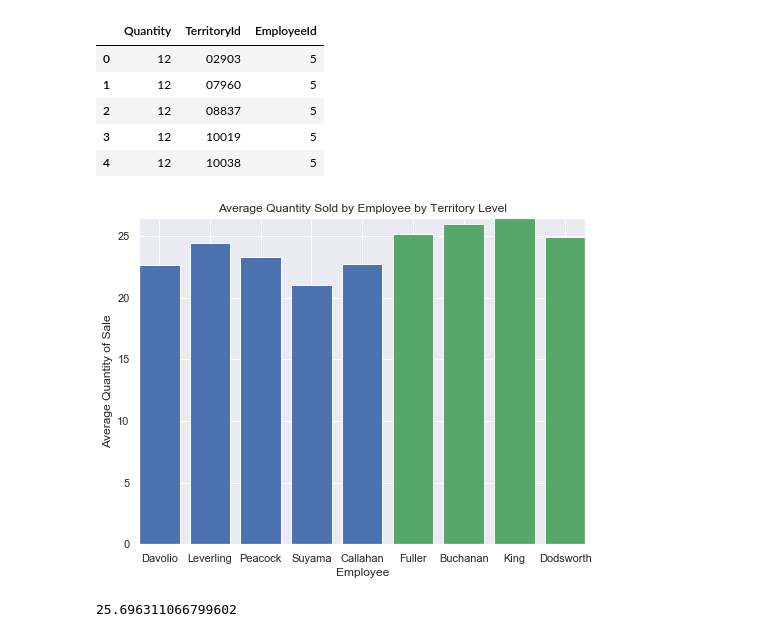
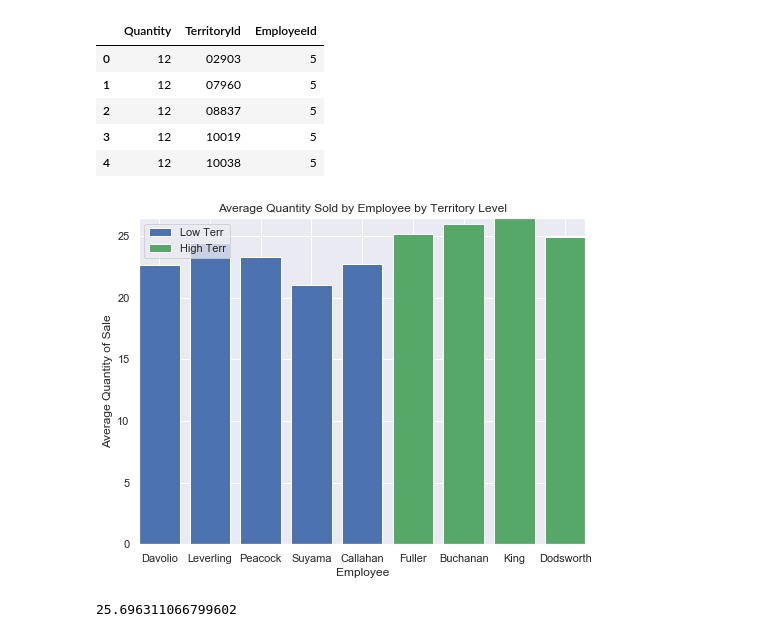
Before and after one commit to lucaskelly49/A-B-Hypothesis-Testing, a Jupyter notebook: Student.ipynb, the cells around one changed output. Saved outputs shown, nothing was run; the diff lists cells and outputs as text; code cells hidden in the pictures.

```diff
--- a/Student.ipynb
+++ b/Student.ipynb
@@ -468,8 +465,8 @@ plt.show()
 
 # In order to set up for the test, convert each discount level to a categorical
 
-discounts = df['Discount'].tolist()
-quantities = df['Quantity'].tolist()
+discounts = dfq1['Discount'].tolist()
+quantities = dfq1['Quantity'].tolist()
 disc5 = []
 disc10 = []
 disc15 = []
@@ -911,25 +909,27 @@ experimentalq4 = df_high_terr['Quantity']
 controlq4 = df_low_terr['Quantity']
 # %%
 # Create visualization to compare employees average quantity of sale within each group
+
 ax = plt.subplot(111)
 
 # Create variables to utilize the names list to identify employee
 x1 = [e1name.unique()[0], e3name.unique()[0], e4name.unique()[0], e6name.unique()[0], e8name.unique()[0]]
 y1 = [np.mean(df_low_terr1['Quantity']), np.mean(df_low_terr2['Quantity']), np.mean(df_low_terr3['Quantity']), np.mean(df_low_terr4['Quantity']), np.mean(df_low_terr5['Quantity'])]
 x2 = [e2name.unique()[0], e5name.unique()[0], e7name.unique()[0], e9name.unique()[0]]
 y2 = [np.mean(df_high_terr1['Quantity']), np.mean(df_high_terr2['Quantity']), np.mean(df_high_terr3['Quantity']), np.mean(df_high_terr4['Quantity'])]
 
 ax.bar(x1, y1, color='b', align='center')
 ax.bar(x2, y2, color='g', align='center')
 ax.autoscale(tight=True)
 
 # set labels
 plt.title('Average Quantity Sold by Employee by Territory Level')
 plt.xlabel('Employee')
 plt.ylabel('Average Quantity of Sale')
+plt.legend(['Low Terr', 'High Terr'], loc='upper left')
 plt.show()
 # %% [output]
-[figure, old version]
+[figure, new version]
 # %%
 np.mean(experimentalq4)
 # %% [output]
```
Also changed, not shown: parts of 19 cells of this notebook.
